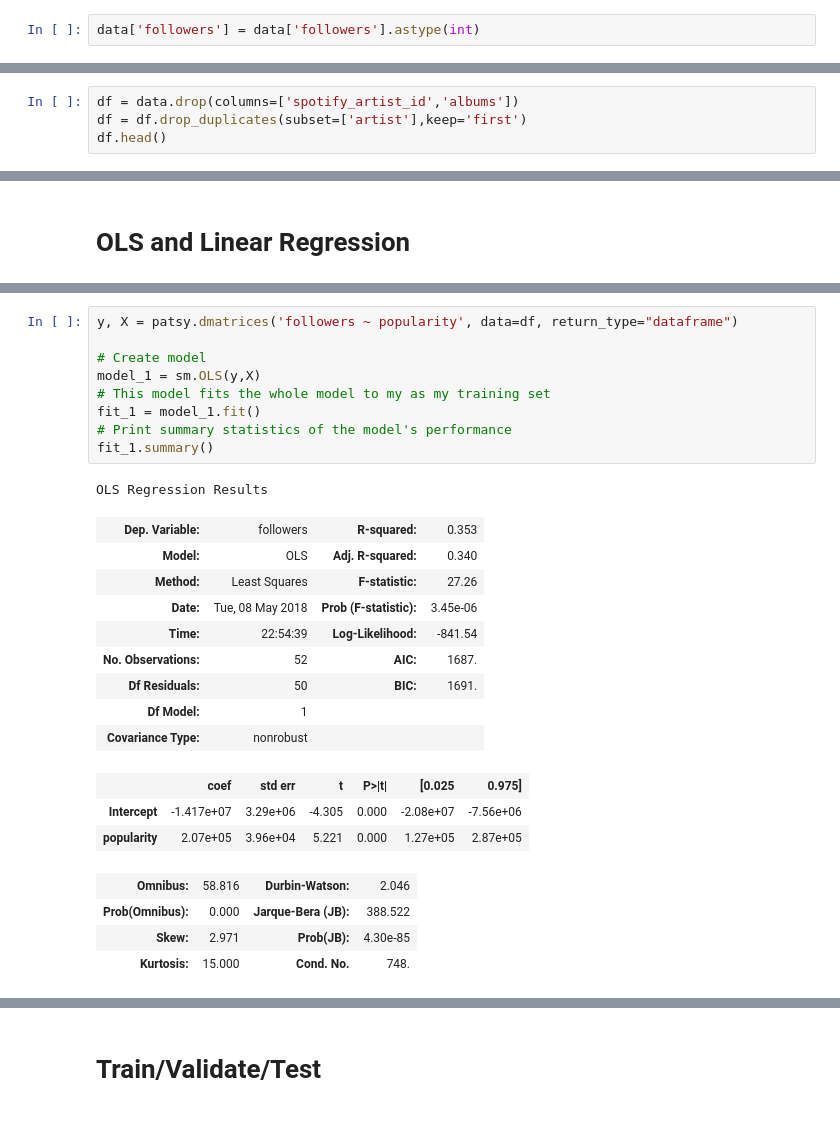
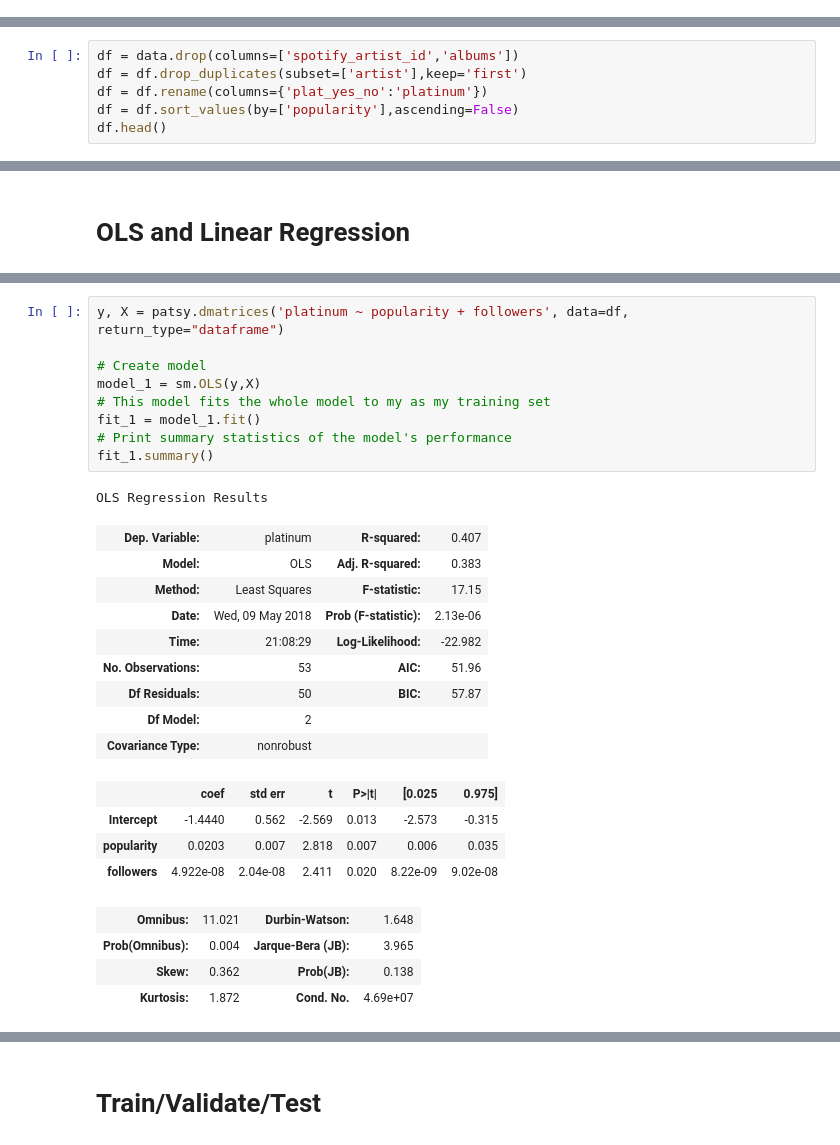
Before and after one commit to cyrus-rustomji/metis, a Jupyter notebook: spotify_3/Code/3_Pipeline.ipynb, the cells around one changed output, grey strips where cells are left out. Cells and saved outputs as stored; diff of their text form.

```diff
--- a/spotify_3/Code/3_Pipeline.ipynb
+++ b/spotify_3/Code/3_Pipeline.ipynb
@@ -59,2 +54,0 @@ dtype: object
-# %%
-data['followers'] = data['followers'].astype(int)
@@ -87,5 +74,7 @@ data.shape
 # %%
 df = data.drop(columns=['spotify_artist_id','albums'])
 df = df.drop_duplicates(subset=['artist'],keep='first')
+df = df.rename(columns={'plat_yes_no':'platinum'})
+df = df.sort_values(by=['popularity'],ascending=False)
 df.head()
 # %% [output]
@@ -179,27 +148,28 @@ matplotlib.pyplot.show()
 # %%
-y, X = patsy.dmatrices('followers ~ popularity', data=df, return_type="dataframe")
+y, X = patsy.dmatrices('platinum ~ popularity + followers', data=df, return_type="dataframe")
 
 # Create model
 model_1 = sm.OLS(y,X)
 # This model fits the whole model to my as my training set
 fit_1 = model_1.fit()
 # Print summary statistics of the model's performance
 fit_1.summary()
 # %% [output]
 OLS Regression Results
-| Dep. Variable: | followers | R-squared: | 0.353 |
-| Model: | OLS | Adj. R-squared: | 0.340 |
-| Method: | Least Squares | F-statistic: | 27.26 |
-| Date: | Tue, 08 May 2018 | Prob (F-statistic): | 3.45e-06 |
-| Time: | 22:54:39 | Log-Likelihood: | -841.54 |
-| No. Observations: | 52 | AIC: | 1687. |
-| Df Residuals: | 50 | BIC: | 1691. |
-| Df Model: | 1 |  |  |
+| Dep. Variable: | platinum | R-squared: | 0.407 |
+| Model: | OLS | Adj. R-squared: | 0.383 |
+| Method: | Least Squares | F-statistic: | 17.15 |
+| Date: | Wed, 09 May 2018 | Prob (F-statistic): | 2.13e-06 |
+| Time: | 21:08:29 | Log-Likelihood: | -22.982 |
+| No. Observations: | 53 | AIC: | 51.96 |
+| Df Residuals: | 50 | BIC: | 57.87 |
+| Df Model: | 2 |  |  |
 | Covariance Type: | nonrobust |  |  |
 |  | coef | std err | t | P>|t| | [0.025 | 0.975] |
-| Intercept | -1.417e+07 | 3.29e+06 | -4.305 | 0.000 | -2.08e+07 | -7.56e+06 |
-| popularity | 2.07e+05 | 3.96e+04 | 5.221 | 0.000 | 1.27e+05 | 2.87e+05 |
+| Intercept | -1.4440 | 0.562 | -2.569 | 0.013 | -2.573 | -0.315 |
+| popularity | 0.0203 | 0.007 | 2.818 | 0.007 | 0.006 | 0.035 |
+| followers | 4.922e-08 | 2.04e-08 | 2.411 | 0.020 | 8.22e-09 | 9.02e-08 |
-| Omnibus: | 58.816 | Durbin-Watson: | 2.046 |
-| Prob(Omnibus): | 0.000 | Jarque-Bera (JB): | 388.522 |
-| Skew: | 2.971 | Prob(JB): | 4.30e-85 |
-| Kurtosis: | 15.000 | Cond. No. | 748. |
+| Omnibus: | 11.021 | Durbin-Watson: | 1.648 |
+| Prob(Omnibus): | 0.004 | Jarque-Bera (JB): | 3.965 |
+| Skew: | 0.362 | Prob(JB): | 0.138 |
+| Kurtosis: | 1.872 | Cond. No. | 4.69e+07 |
```
Also changed, not shown: parts of 92 cells of this notebook, 13 other files.
